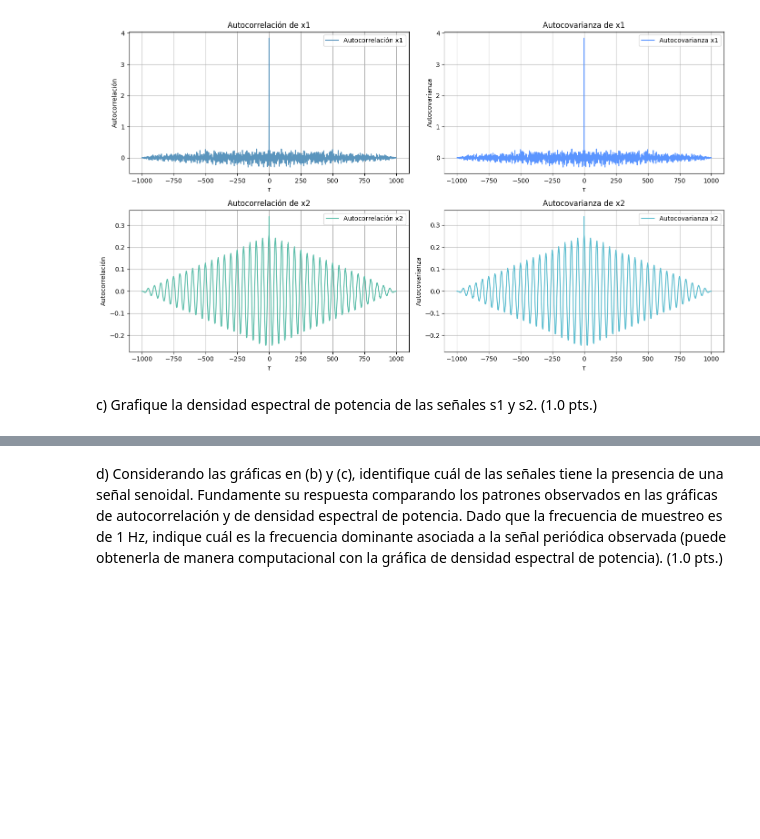
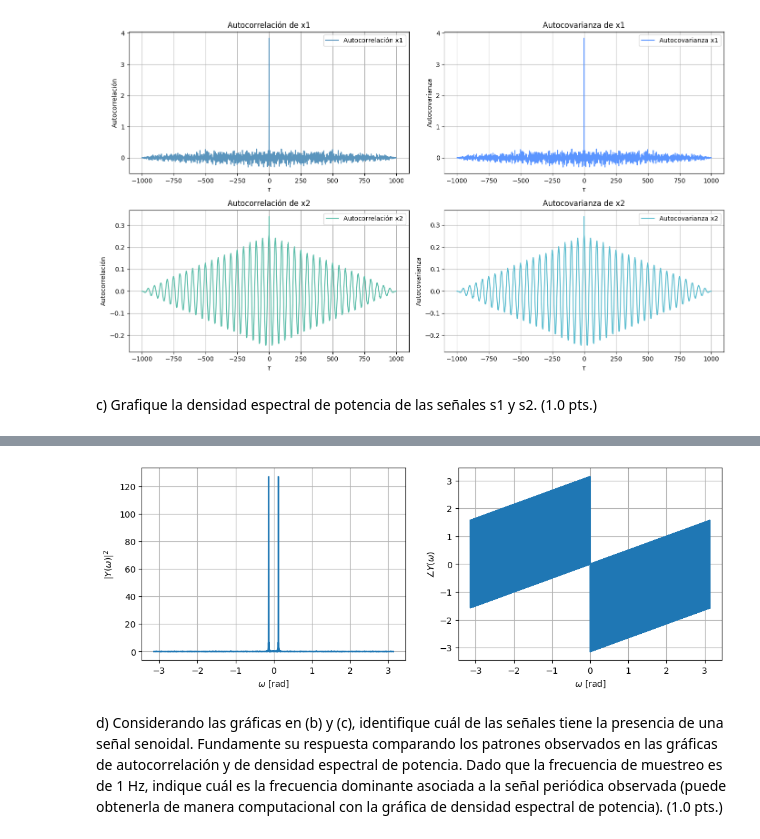
Before and after one commit to ExampleToFollow/PracticasPDS, a Jupyter notebook: Lab5/Lab5_IF_20213704.ipynb, the cells around one changed output, grey strips where cells are left out. Saved outputs shown, nothing was run; the diff lists cells and outputs as text; code cells hidden in the pictures; blank space fills up the shorter version.

```diff
--- a/Lab5/Lab5_IF_20213704.ipynb
+++ b/Lab5/Lab5_IF_20213704.ipynb
@@ -228,3 +248,17 @@ c) Grafique la densidad espectral de potencia de las señales s1 y s2. (1.0 pts.
+# %%
+plt.figure(figsize=[12,4])
+plt.subplot(1,2,1)
+plt.plot(wn_2,np.abs(X2_w))
+plt.xlabel("$\omega$ [rad]")
+plt.ylabel("$|Y(\omega)|^2$")
+plt.grid('on')
+plt.subplot(1,2,2)
+plt.plot(wn_2,np.angle(X2_w))
+plt.xlabel("$\omega$ [rad]")
+plt.ylabel("$\\angle Y(\omega)$")
+plt.grid('on')
+# %% [output]
+[figure, added]
 # %% [markdown]
 d) Considerando las gráficas en (b) y (c), identifique cuál de las señales tiene la presencia
 de una señal senoidal. Fundamente su respuesta comparando los patrones observados en
```
Also changed, not shown: parts of 3 cells of this notebook, 1 other file.
